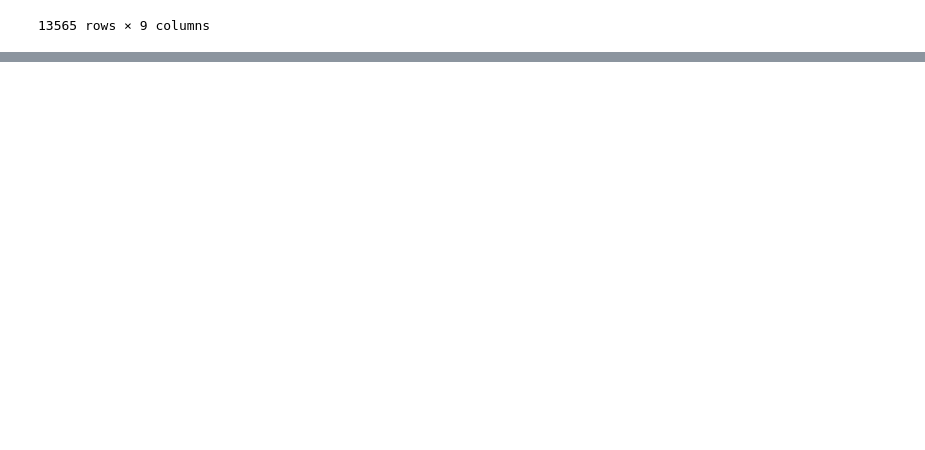
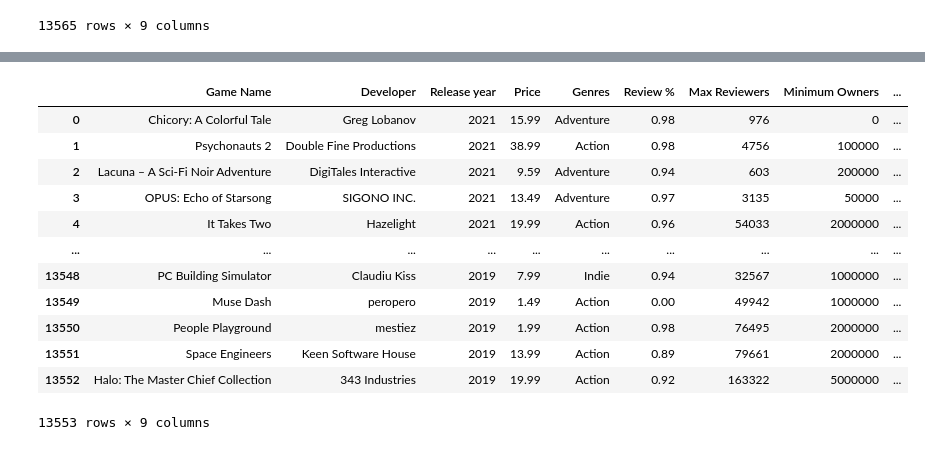
Before and after one commit to lolsniperftw/Sales-Amount-Project, a Jupyter notebook: games-sale-project.ipynb, the cells around one changed output, grey strips where cells are left out. Drawn from its saved outputs; the diff is of its cells as text; code cells hidden in the pictures; blank space fills up the shorter version.

```diff
--- a/games-sale-project.ipynb
+++ b/games-sale-project.ipynb
@@ -153,0 +195,20 @@ df
+# %%
+df_fixed_genres_developers = df_no_nan.copy()
+fix_genres_developers(df_fixed_genres_developers)
+# %%
+load_to_csv(df_fixed_genres_developers, 'dataset_fixed_genres_developers')
+df_fixed_genres_developers
+# %% [output]
+|  | Game Name | Developer | Release year | Price | Genres | Review % | Max Reviewers | Minimum Owners | ... |
+| 0 | Chicory: A Colorful Tale | Greg Lobanov | 2021 | 15.99 | Adventure | 0.98 | 976 | 0 | ... |
+| 1 | Psychonauts 2 | Double Fine Productions | 2021 | 38.99 | Action | 0.98 | 4756 | 100000 | ... |
+| 2 | Lacuna – A Sci-Fi Noir Adventure | DigiTales Interactive | 2021 | 9.59 | Adventure | 0.94 | 603 | 200000 | ... |
+| 3 | OPUS: Echo of Starsong | SIGONO INC. | 2021 | 13.49 | Adventure | 0.97 | 3135 | 50000 | ... |
+| 4 | It Takes Two | Hazelight | 2021 | 19.99 | Action | 0.96 | 54033 | 2000000 | ... |
+| ... | ... | ... | ... | ... | ... | ... | ... | ... | ... |
+| 13548 | PC Building Simulator | Claudiu Kiss | 2019 | 7.99 | Indie | 0.94 | 32567 | 1000000 | ... |
+| 13549 | Muse Dash | peropero | 2019 | 1.49 | Action | 0.00 | 49942 | 1000000 | ... |
+| 13550 | People Playground | mestiez | 2019 | 1.99 | Action | 0.98 | 76495 | 2000000 | ... |
+| 13551 | Space Engineers | Keen Software House | 2019 | 13.99 | Action | 0.89 | 79661 | 2000000 | ... |
+| 13552 | Halo: The Master Chief Collection | 343 Industries | 2019 | 19.99 | Action | 0.92 | 163322 | 5000000 | ... |
+13553 rows × 9 columns
```
Also changed, not shown: parts of 6 cells of this notebook.
